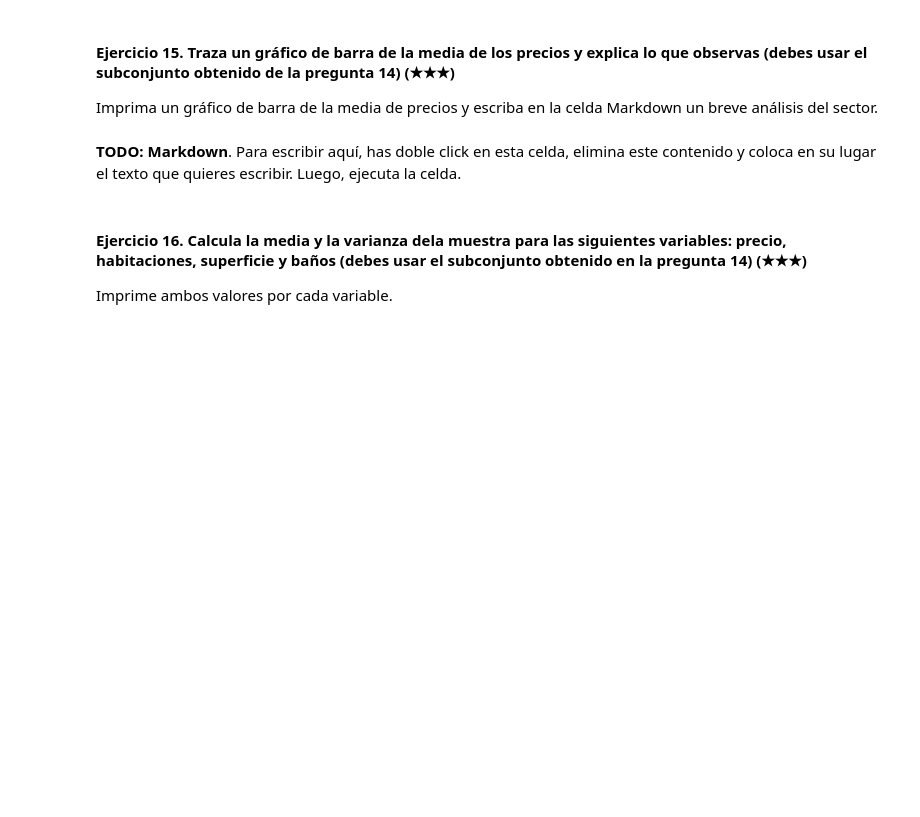
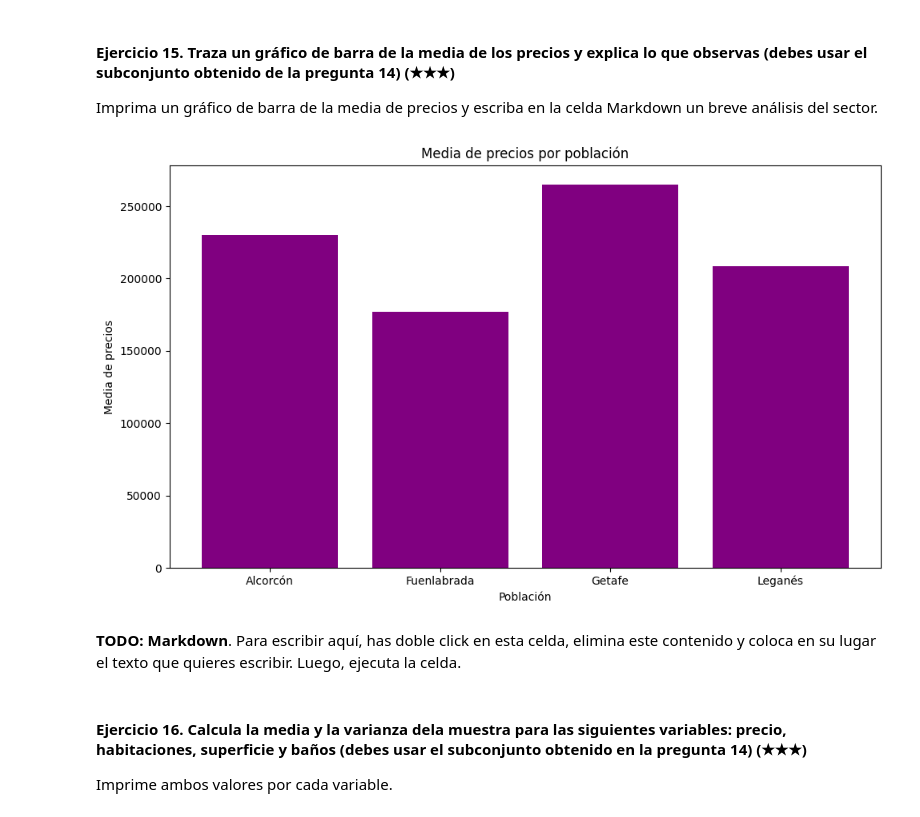
Before and after one commit to 4GeeksAcademy/realestate-datacleanup-exercise, a Jupyter notebook: project.es.ipynb, the cells around one changed output. Cells and saved outputs as stored; diff of their text form; code cells hidden in the pictures; blank space fills up the shorter version.

```diff
--- a/project.es.ipynb
+++ b/project.es.ipynb
@@ -243,7 +278,24 @@ Pista: Filtra el Dataframe original usando la columna `level5` y la función `is
 
 Imprima un gráfico de barra de la media de precios y escriba en la celda Markdown un breve análisis del sector.
 # %%
-# TODO: Code
+import pandas as pd
+import matplotlib.pyplot as plt
+
+
+ds = pd.read_csv('assets/real_estate.csv', sep=';')
+poblaciones = ds['level5'].isin(['Fuenlabrada', 'Leganés', 'Getafe', 'Alcorcón'])
+ds_sur = ds[poblaciones]
+
+media_precios = ds_sur.groupby('level5')['price'].mean().reset_index()
+plt.figure(figsize=(10, 6))
+plt.bar(media_precios['level5'], media_precios['price'], color='purple')
+plt.xlabel('Población')
+plt.ylabel('Media de precios')
+plt.title('Media de precios por población')
+plt.tight_layout()
+plt.show()
+# %% [output]
+[figure, added]
 # %% [markdown]
 **TODO: Markdown**. Para escribir aquí, has doble click en esta celda, elimina este contenido y coloca en su lugar el texto que quieres escribir. Luego, ejecuta la celda.
 # %% [markdown]
```
Also changed, not shown: parts of 14 cells of this notebook.
